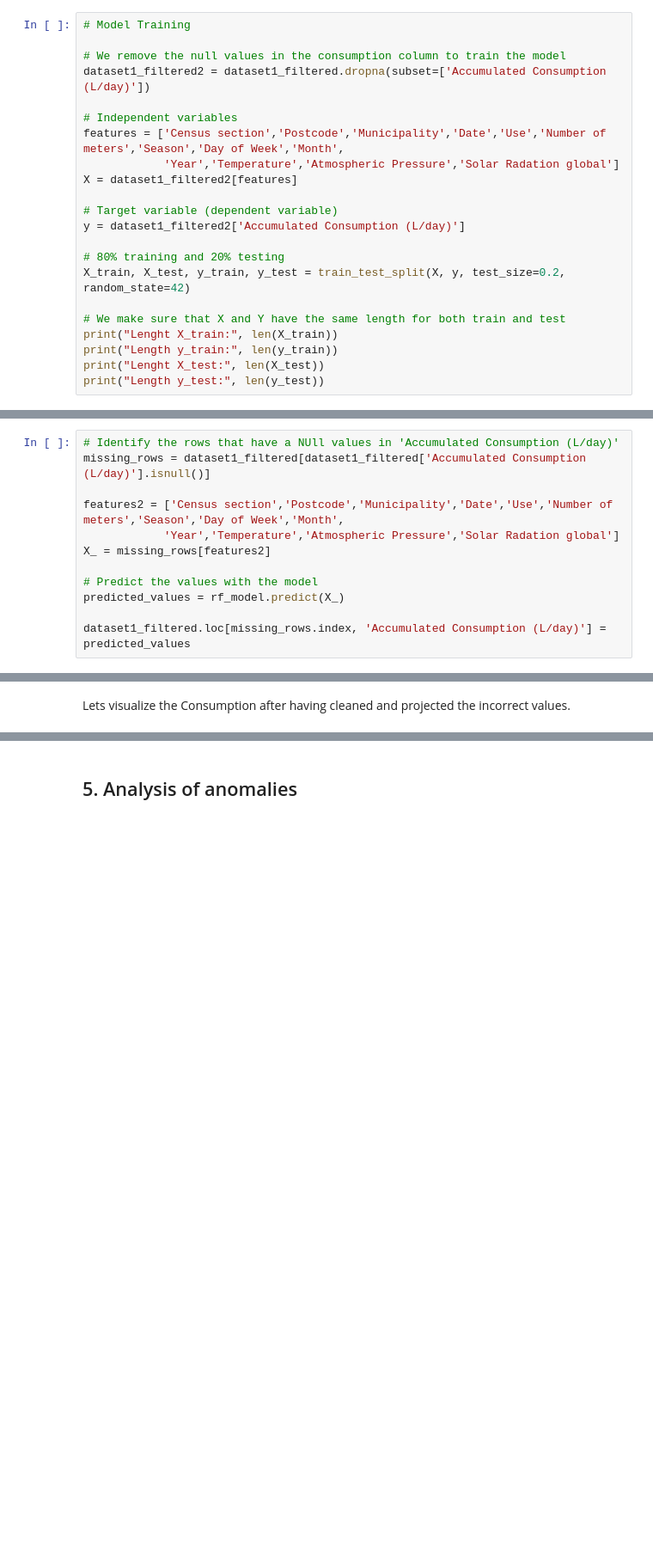
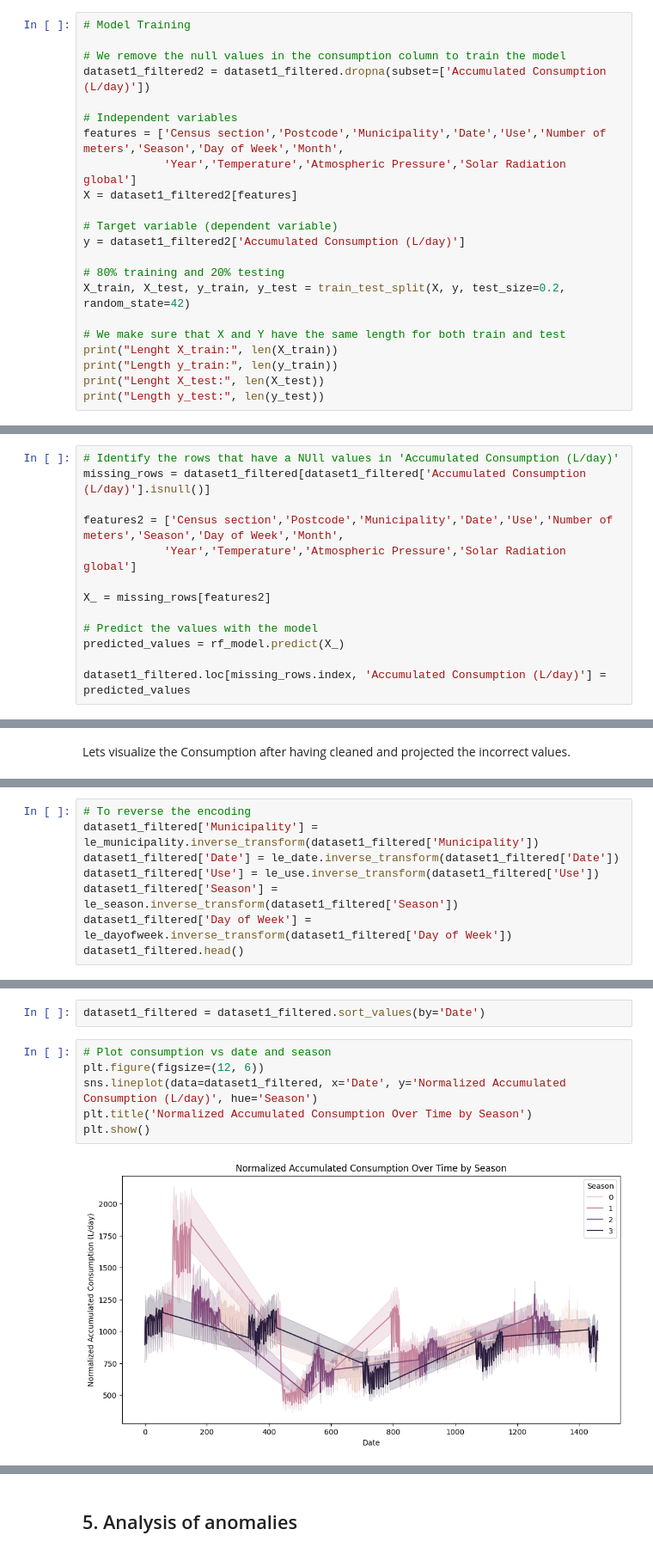
Before and after one commit to edithruizz/TFG, a Jupyter notebook: Python_Notebooks/dataset1_v2.ipynb, the cells around one changed output, grey strips where cells are left out. Shown at 86% size. Cells and saved outputs as stored; diff of their text form; blank space fills up the shorter version.

```diff
--- a/Python_Notebooks/dataset1_v2.ipynb
+++ b/Python_Notebooks/dataset1_v2.ipynb
@@ -913,7 +936,7 @@ dataset1_filtered2 = dataset1_filtered.dropna(subset=['Accumulated Consumption (
 
 # Independent variables
 features = ['Census section','Postcode','Municipality','Date','Use','Number of meters','Season','Day of Week','Month',
-            'Year','Temperature','Atmospheric Pressure','Solar Radation global']
+            'Year','Temperature','Atmospheric Pressure','Solar Radiation global']
 X = dataset1_filtered2[features]
 
 # Target variable (dependent variable)
@@ -1202,7 +1223,8 @@ Based on the R-squared values obtained per each model I conclude that the K-Near
 missing_rows = dataset1_filtered[dataset1_filtered['Accumulated Consumption (L/day)'].isnull()]
 
 features2 = ['Census section','Postcode','Municipality','Date','Use','Number of meters','Season','Day of Week','Month',
-            'Year','Temperature','Atmospheric Pressure','Solar Radation global']
+            'Year','Temperature','Atmospheric Pressure','Solar Radiation global']
+
 X_ = missing_rows[features2]
 
 # Predict the values with the model
@@ -1235,0 +1266,8 @@ Lets visualize the Consumption after having cleaned and projected the incorrect
+# %%
+# To reverse the encoding
+dataset1_filtered['Municipality'] = le_municipality.inverse_transform(dataset1_filtered['Municipality'])
+dataset1_filtered['Date'] = le_date.inverse_transform(dataset1_filtered['Date'])
+dataset1_filtered['Use'] = le_use.inverse_transform(dataset1_filtered['Use'])
+dataset1_filtered['Season'] = le_season.inverse_transform(dataset1_filtered['Season'])
+dataset1_filtered['Day of Week'] = le_dayofweek.inverse_transform(dataset1_filtered['Day of Week'])
+dataset1_filtered.head()
@@ -1235,0 +1283,10 @@ Lets visualize the Consumption after having cleaned and projected the incorrect
+# %%
+dataset1_filtered = dataset1_filtered.sort_values(by='Date')
+# %%
+# Plot consumption vs date and season
+plt.figure(figsize=(12, 6))
+sns.lineplot(data=dataset1_filtered, x='Date', y='Normalized Accumulated Consumption (L/day)', hue='Season')
+plt.title('Normalized Accumulated Consumption Over Time by Season')
+plt.show()
+# %% [output]
+[figure, added]
```
Also changed, not shown: parts of 23 cells of this notebook, 8 other files.
